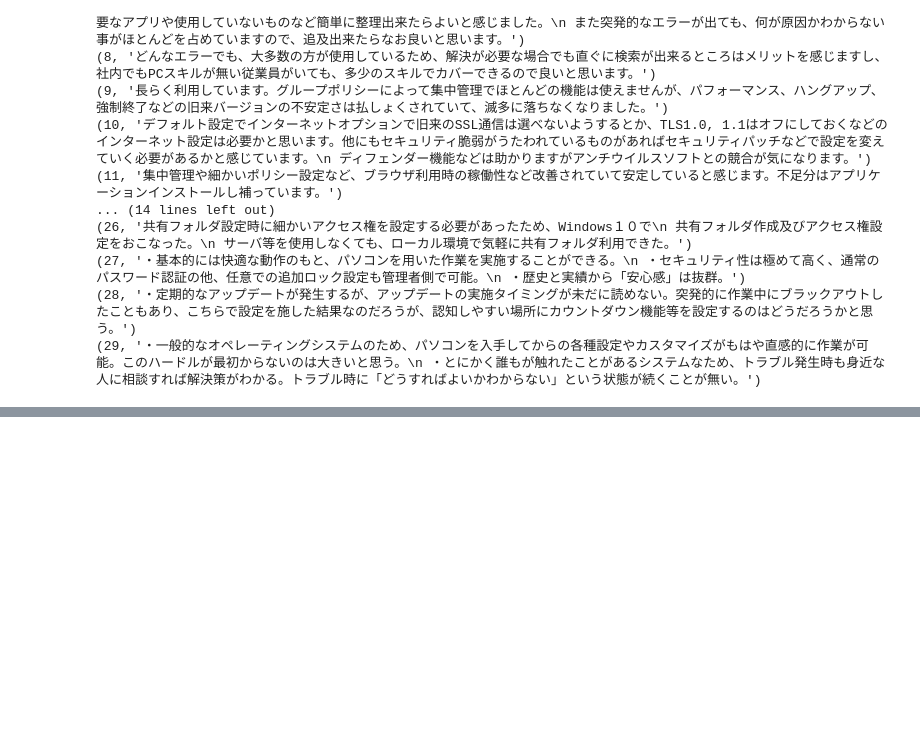
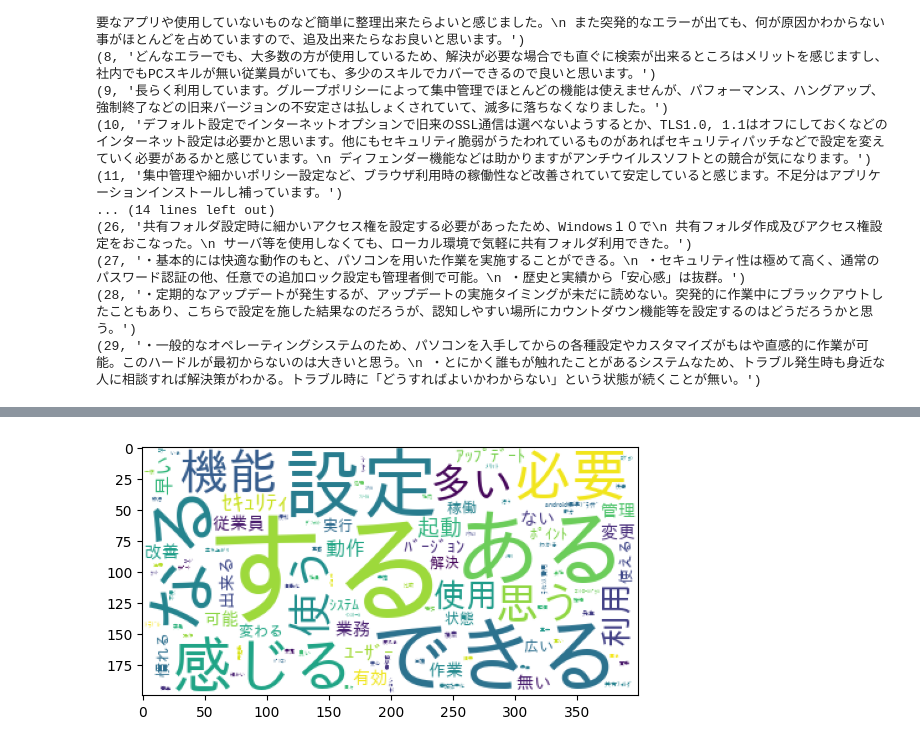
Before and after one commit to toru-2023/tanakatorudsp, a Jupyter notebook: winscrape.ipynb, the cells around one changed output, grey strips where cells are left out. Cells and saved outputs as stored; diff of their text form; code cells hidden in the pictures; blank space fills up the shorter version.

```diff
--- a/winscrape.ipynb
+++ b/winscrape.ipynb
@@ -95,0 +179,25 @@ for row in c.execute(query):
+# %%
+from wordcloud import WordCloud
+import matplotlib
+import matplotlib.pyplot as plt
+import numpy as np
+
+font_path="/Library/Fonts/ipaexg.ttf"
+font_property = matplotlib.font_manager.FontProperties(fname=font_path, size=24)
+
+def show_wordcloud(series):
+    long_string = ','.join(list(series.values))
+
+    # Create a WordCloud object
+    wordcloud = WordCloud(font_path=font_path, background_color="white", max_words=1000, contour_width=3, contour_color='steelblue')
+
+    # Generate a word cloud
+    wordcloud.generate(long_string)
+
+    # Visualize the word cloud
+    plt.imshow(wordcloud)
+    plt.show()
+
+show_wordcloud(processed_news_ss)
+# %% [output]
+[figure, added]
```
Also changed, not shown: parts of 3 cells of this notebook, 3 other files.
